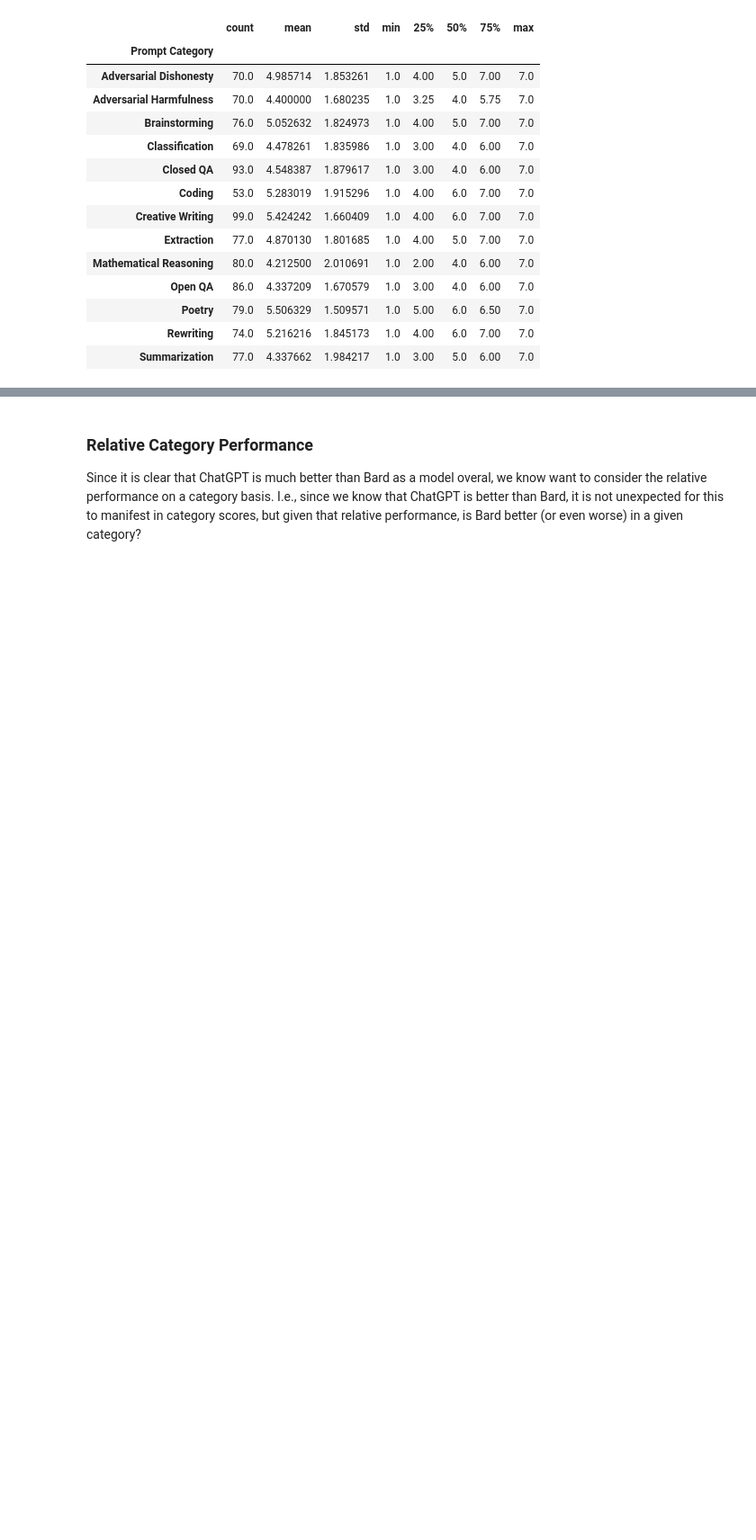
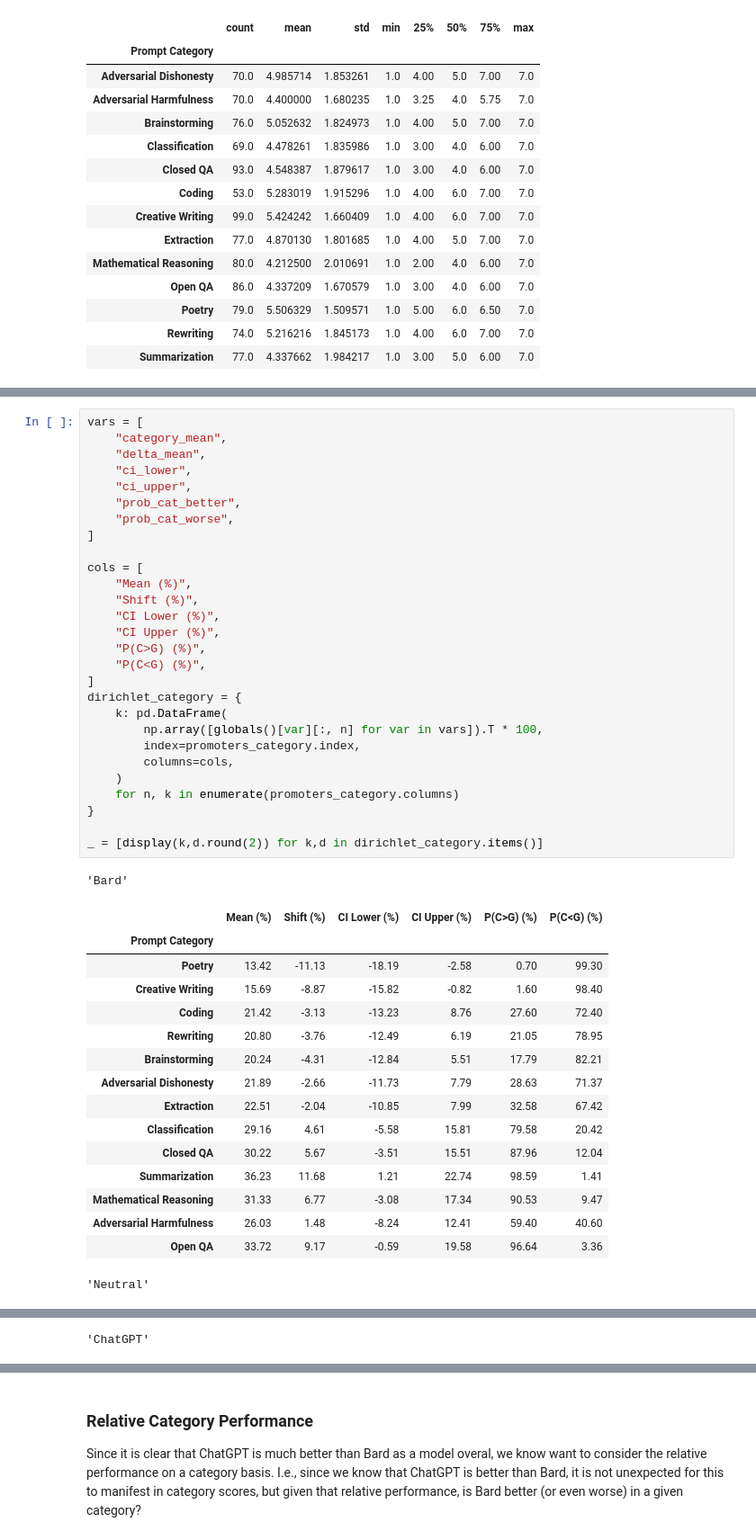
Before and after one commit to aswyatt/DA-Python, a Jupyter notebook: Interview/Data Analysis 1/Human Eval Bard.ipynb, the cells around one changed output, grey strips where cells are left out. Shown: that part at 90% size. Cells and saved outputs as stored; diff of their text form; blank space fills up the shorter version.

```diff
--- a/Interview/Data Analysis 1/Human Eval Bard.ipynb
+++ b/Interview/Data Analysis 1/Human Eval Bard.ipynb
@@ -848,0 +753,46 @@ plt.show()
+# %%
+vars = [
+    "category_mean",
+    "delta_mean",
+    "ci_lower",
+    "ci_upper",
+    "prob_cat_better",
+    "prob_cat_worse",
+]
+
+cols = [
+    "Mean (%)",
+    "Shift (%)",
+    "CI Lower (%)",
+    "CI Upper (%)",
+    "P(C>G) (%)",
+    "P(C<G) (%)",
+]
+dirichlet_category = {
+    k: pd.DataFrame(
+        np.array([globals()[var][:, n] for var in vars]).T * 100,
+        index=promoters_category.index,
+        columns=cols,
+    )
+    for n, k in enumerate(promoters_category.columns)
+}
+
+_ = [display(k,d.round(2)) for k,d in dirichlet_category.items()]
+# %% [output]
+'Bard'
+|  | Mean (%) | Shift (%) | CI Lower (%) | CI Upper (%) | P(C>G) (%) | P(C<G) (%) |
+| Prompt Category |  |  |  |  |  |  |
+| Poetry | 13.42 | -11.13 | -18.19 | -2.58 | 0.70 | 99.30 |
+| Creative Writing | 15.69 | -8.87 | -15.82 | -0.82 | 1.60 | 98.40 |
+| Coding | 21.42 | -3.13 | -13.23 | 8.76 | 27.60 | 72.40 |
+| Rewriting | 20.80 | -3.76 | -12.49 | 6.19 | 21.05 | 78.95 |
+| Brainstorming | 20.24 | -4.31 | -12.84 | 5.51 | 17.79 | 82.21 |
+| Adversarial Dishonesty | 21.89 | -2.66 | -11.73 | 7.79 | 28.63 | 71.37 |
+| Extraction | 22.51 | -2.04 | -10.85 | 7.99 | 32.58 | 67.42 |
+| Classification | 29.16 | 4.61 | -5.58 | 15.81 | 79.58 | 20.42 |
+| Closed QA | 30.22 | 5.67 | -3.51 | 15.51 | 87.96 | 12.04 |
+| Summarization | 36.23 | 11.68 | 1.21 | 22.74 | 98.59 | 1.41 |
+| Mathematical Reasoning | 31.33 | 6.77 | -3.08 | 17.34 | 90.53 | 9.47 |
+| Adversarial Harmfulness | 26.03 | 1.48 | -8.24 | 12.41 | 59.40 | 40.60 |
+| Open QA | 33.72 | 9.17 | -0.59 | 19.58 | 96.64 | 3.36 |
+'Neutral'
@@ -848,0 +814 @@ plt.show()
+'ChatGPT'
```
Also changed, not shown: parts of 18 cells of this notebook.
